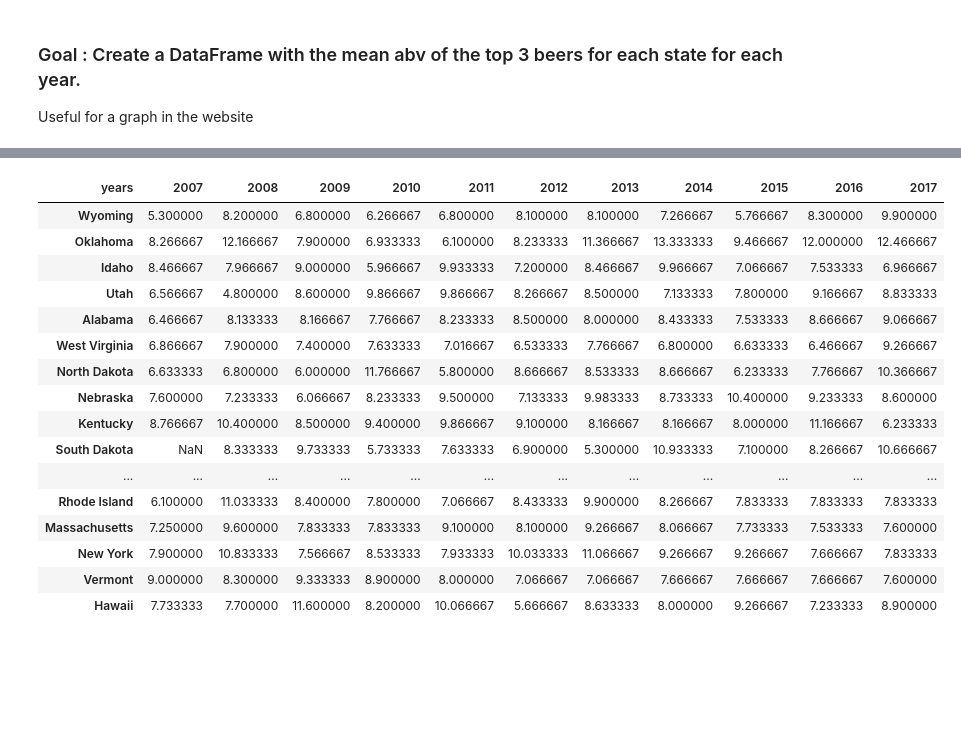
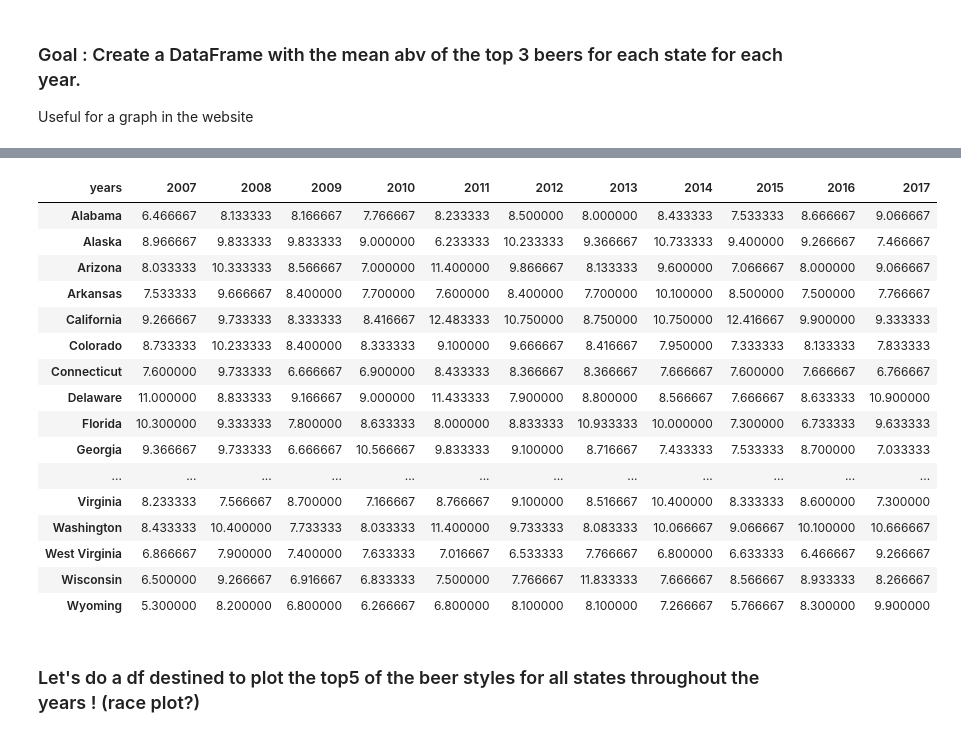
Before and after one commit to epfl-ada/ada-2024-project-casiervert952, a Jupyter notebook: results_SAMUEL.ipynb, the cells around one changed output, grey strips where cells are left out. Cells and saved outputs as stored; diff of their text form; code cells hidden in the pictures; blank space fills up the shorter version.

```diff
--- a/results_SAMUEL.ipynb
+++ b/results_SAMUEL.ipynb
@@ -1135,24 +1135,24 @@ df_abv_states_T.columns = df_abv_states_T.iloc[0]
 df_abv_states_T = df_abv_states_T.drop(index='years')
 df_abv_states_T.columns = df_abv_states_T.columns.astype(int)
 # %%
-df_abv_states_T
+df_abv_states_T.sort_index()
 # %% [output]
 | years | 2007 | 2008 | 2009 | 2010 | 2011 | 2012 | 2013 | 2014 | 2015 | 2016 | 2017 |
+| Alabama | 6.466667 | 8.133333 | 8.166667 | 7.766667 | 8.233333 | 8.500000 | 8.000000 | 8.433333 | 7.533333 | 8.666667 | 9.066667 |
+| Alaska | 8.966667 | 9.833333 | 9.833333 | 9.000000 | 6.233333 | 10.233333 | 9.366667 | 10.733333 | 9.400000 | 9.266667 | 7.466667 |
+| Arizona | 8.033333 | 10.333333 | 8.566667 | 7.000000 | 11.400000 | 9.866667 | 8.133333 | 9.600000 | 7.066667 | 8.000000 | 9.066667 |
+| Arkansas | 7.533333 | 9.666667 | 8.400000 | 7.700000 | 7.600000 | 8.400000 | 7.700000 | 10.100000 | 8.500000 | 7.500000 | 7.766667 |
+| California | 9.266667 | 9.733333 | 8.333333 | 8.416667 | 12.483333 | 10.750000 | 8.750000 | 10.750000 | 12.416667 | 9.900000 | 9.333333 |
+| Colorado | 8.733333 | 10.233333 | 8.400000 | 8.333333 | 9.100000 | 9.666667 | 8.416667 | 7.950000 | 7.333333 | 8.133333 | 7.833333 |
+| Connecticut | 7.600000 | 9.733333 | 6.666667 | 6.900000 | 8.433333 | 8.366667 | 8.366667 | 7.666667 | 7.600000 | 7.666667 | 6.766667 |
+| Delaware | 11.000000 | 8.833333 | 9.166667 | 9.000000 | 11.433333 | 7.900000 | 8.800000 | 8.566667 | 7.666667 | 8.633333 | 10.900000 |
+| Florida | 10.300000 | 9.333333 | 7.800000 | 8.633333 | 8.000000 | 8.833333 | 10.933333 | 10.000000 | 7.300000 | 6.733333 | 9.633333 |
+| Georgia | 9.366667 | 9.733333 | 6.666667 | 10.566667 | 9.833333 | 9.100000 | 8.716667 | 7.433333 | 7.533333 | 8.700000 | 7.033333 |
+| ... | ... | ... | ... | ... | ... | ... | ... | ... | ... | ... | ... |
+| Virginia | 8.233333 | 7.566667 | 8.700000 | 7.166667 | 8.766667 | 9.100000 | 8.516667 | 10.400000 | 8.333333 | 8.600000 | 7.300000 |
+| Washington | 8.433333 | 10.400000 | 7.733333 | 8.033333 | 11.400000 | 9.733333 | 8.083333 | 10.066667 | 9.066667 | 10.100000 | 10.666667 |
+| West Virginia | 6.866667 | 7.900000 | 7.400000 | 7.633333 | 7.016667 | 6.533333 | 7.766667 | 6.800000 | 6.633333 | 6.466667 | 9.266667 |
+| Wisconsin | 6.500000 | 9.266667 | 6.916667 | 6.833333 | 7.500000 | 7.766667 | 11.833333 | 7.666667 | 8.566667 | 8.933333 | 8.266667 |
 | Wyoming | 5.300000 | 8.200000 | 6.800000 | 6.266667 | 6.800000 | 8.100000 | 8.100000 | 7.266667 | 5.766667 | 8.300000 | 9.900000 |
-| Oklahoma | 8.266667 | 12.166667 | 7.900000 | 6.933333 | 6.100000 | 8.233333 | 11.366667 | 13.333333 | 9.466667 | 12.000000 | 12.466667 |
-| Idaho | 8.466667 | 7.966667 | 9.000000 | 5.966667 | 9.933333 | 7.200000 | 8.466667 | 9.966667 | 7.066667 | 7.533333 | 6.966667 |
-| Utah | 6.566667 | 4.800000 | 8.600000 | 9.866667 | 9.866667 | 8.266667 | 8.500000 | 7.133333 | 7.800000 | 9.166667 | 8.833333 |
-| Alabama | 6.466667 | 8.133333 | 8.166667 | 7.766667 | 8.233333 | 8.500000 | 8.000000 | 8.433333 | 7.533333 | 8.666667 | 9.066667 |
-| West Virginia | 6.866667 | 7.900000 | 7.400000 | 7.633333 | 7.016667 | 6.533333 | 7.766667 | 6.800000 | 6.633333 | 6.466667 | 9.266667 |
-| North Dakota | 6.633333 | 6.800000 | 6.000000 | 11.766667 | 5.800000 | 8.666667 | 8.533333 | 8.666667 | 6.233333 | 7.766667 | 10.366667 |
-| Nebraska | 7.600000 | 7.233333 | 6.066667 | 8.233333 | 9.500000 | 7.133333 | 9.983333 | 8.733333 | 10.400000 | 9.233333 | 8.600000 |
-| Kentucky | 8.766667 | 10.400000 | 8.500000 | 9.400000 | 9.866667 | 9.100000 | 8.166667 | 8.166667 | 8.000000 | 11.166667 | 6.233333 |
-| South Dakota | NaN | 8.333333 | 9.733333 | 5.733333 | 7.633333 | 6.900000 | 5.300000 | 10.933333 | 7.100000 | 8.266667 | 10.666667 |
-| ... | ... | ... | ... | ... | ... | ... | ... | ... | ... | ... | ... |
-| Rhode Island | 6.100000 | 11.033333 | 8.400000 | 7.800000 | 7.066667 | 8.433333 | 9.900000 | 8.266667 | 7.833333 | 7.833333 | 7.833333 |
-| Massachusetts | 7.250000 | 9.600000 | 7.833333 | 7.833333 | 9.100000 | 8.100000 | 9.266667 | 8.066667 | 7.733333 | 7.533333 | 7.600000 |
-| New York | 7.900000 | 10.833333 | 7.566667 | 8.533333 | 7.933333 | 10.033333 | 11.066667 | 9.266667 | 9.266667 | 7.666667 | 7.833333 |
-| Vermont | 9.000000 | 8.300000 | 9.333333 | 8.900000 | 8.000000 | 7.066667 | 7.066667 | 7.666667 | 7.666667 | 7.666667 | 7.600000 |
-| Hawaii | 7.733333 | 7.700000 | 11.600000 | 8.200000 | 10.066667 | 5.666667 | 8.633333 | 8.000000 | 9.266667 | 7.233333 | 8.900000 |
 # %%
 # Save it in a csv
@@ -1159,0 +1160,2 @@ df_abv_states_T.to_csv('top3_beers_abv_mean_per_year_pscore.csv', index=False)
+# %% [markdown]
+### Let's do a df destined to plot the top5 of the beer styles for all states throughout the years ! (race plot?)
```
Also changed, not shown: parts of 4 cells of this notebook, 2 other files.
